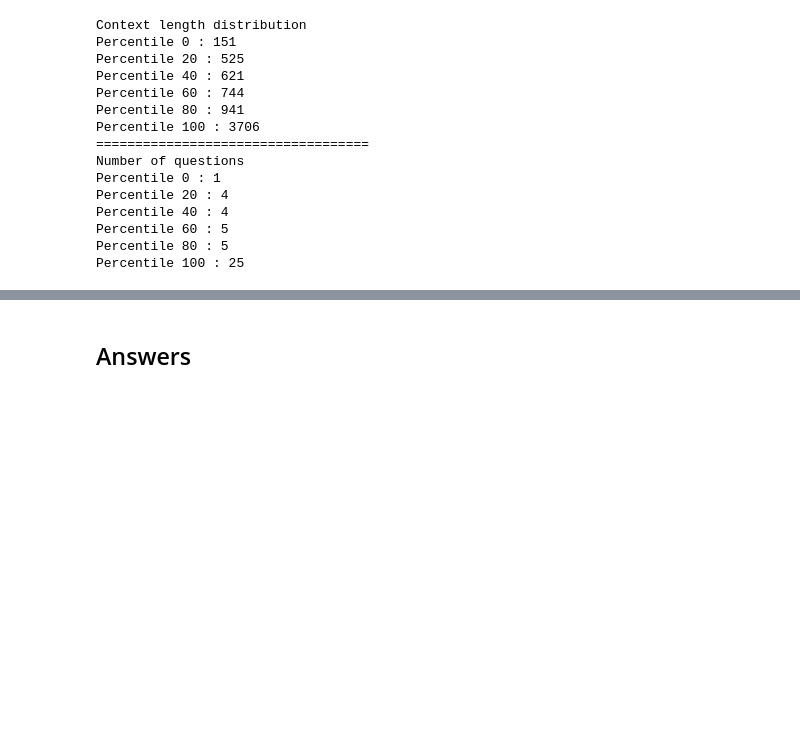
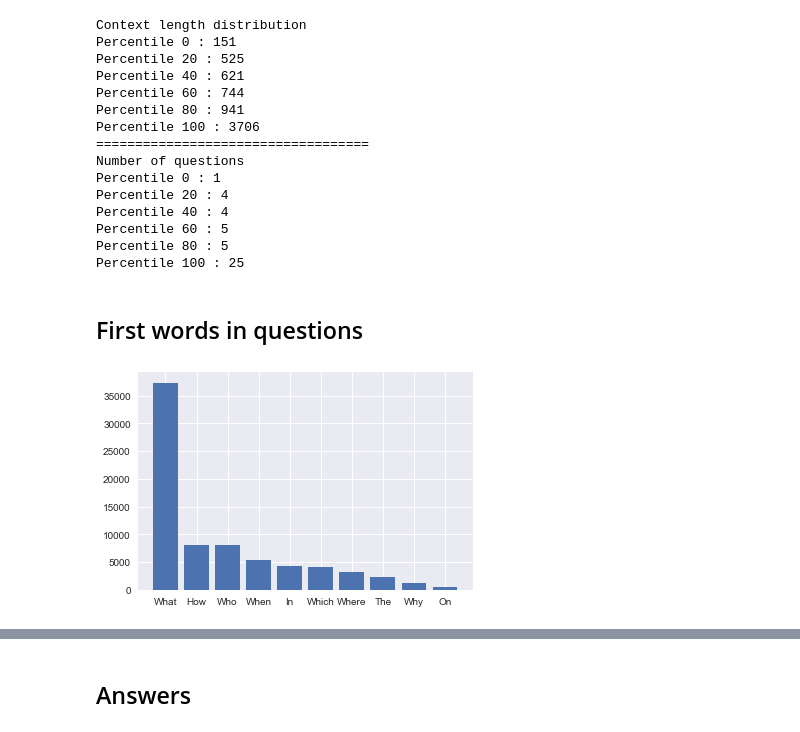
Before and after one commit to vitaliyradchenko/master_question_answering, a Jupyter notebook: notebooks/squad_data_exploration.ipynb, the cells around one changed output, grey strips where cells are left out. Drawn from its saved outputs; the diff is of its cells as text; code cells hidden in the pictures; blank space fills up the shorter version.

Commit message:
added visualization

```diff
--- a/notebooks/squad_data_exploration.ipynb
+++ b/notebooks/squad_data_exploration.ipynb
@@ -68,3 +68,11 @@ Percentile 40 : 4
 Percentile 60 : 5
 Percentile 80 : 5
 Percentile 100 : 25
+# %% [markdown]
+## First words in questions
+# %%
+first_words = []
+for article in d['data']:
+    for paragraph in article['paragraphs']:
+        for item in paragraph["qas"]:
+            first_words.append(item['question'].split()[0])
@@ -70,0 +84,9 @@ Percentile 100 : 25
+# %%
+n = 10
+first_words_dict = Counter(first_words)
+plt.bar(range(n), [j for i,j in first_words_dict.most_common(n)], align='center')
+plt.xticks(range(n), [i for i,j in first_words_dict.most_common(n)])
+
+plt.show()
+# %% [output]
+[figure, added]
```
Also changed, not shown: parts of 4 cells of this notebook.
